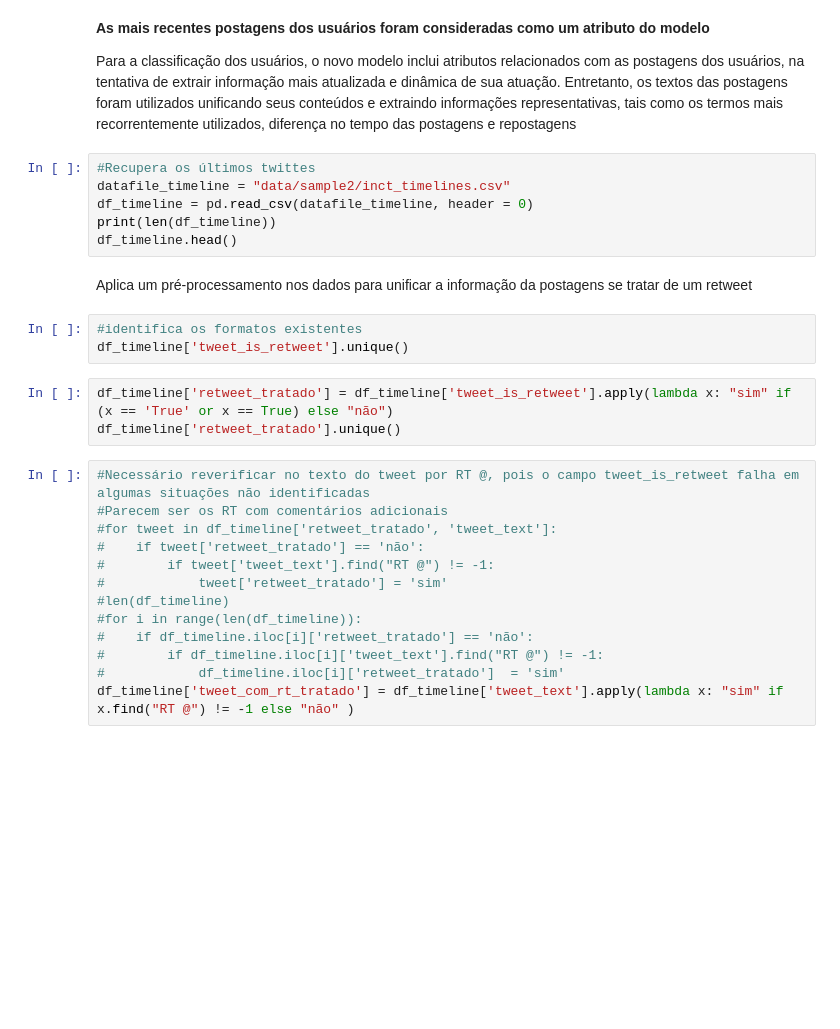
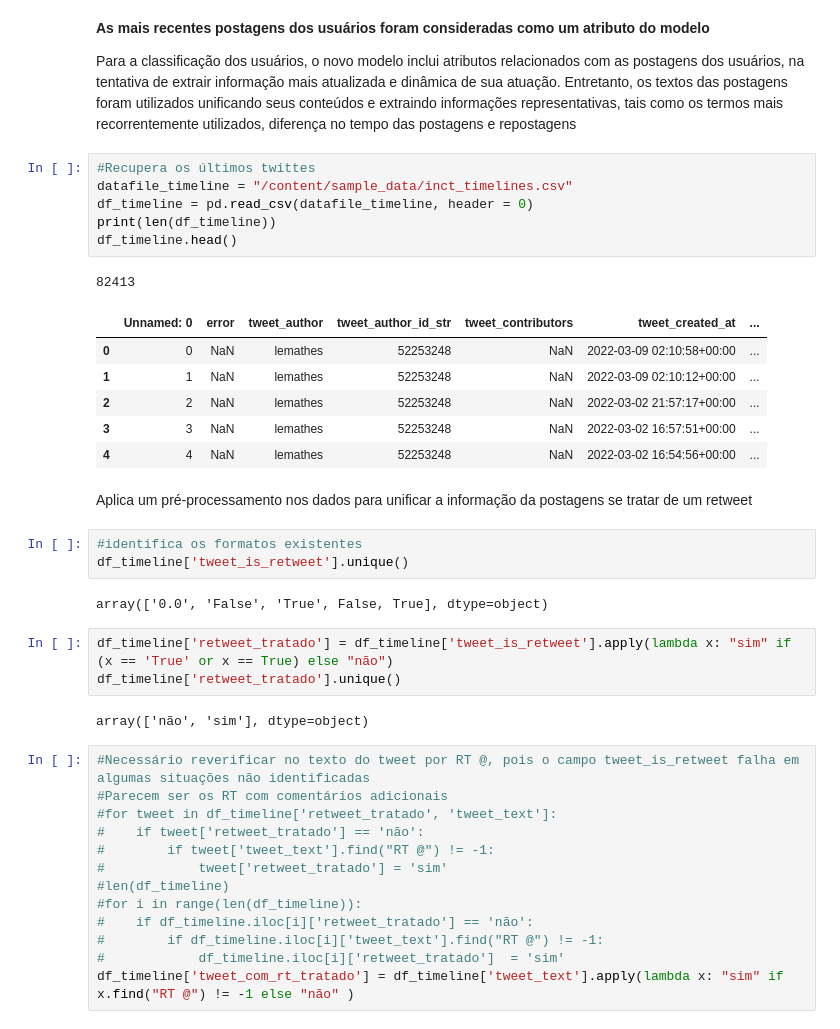
Before and after one commit to Pegabots/Motor, a Jupyter notebook: New-Model-From-INCT-DD-Evaluation.ipynb, the cells around one changed output. Drawn from its saved outputs; the diff is of its cells as text; blank space fills up the shorter version.

```diff
--- a/New-Model-From-INCT-DD-Evaluation.ipynb
+++ b/New-Model-From-INCT-DD-Evaluation.ipynb
@@ -61,18 +79,30 @@ df_handles['É Bot?'].head()
 Para a classificação dos usuários, o novo modelo inclui atributos relacionados com as postagens dos usuários, na tentativa de extrair informação mais atualizada e dinâmica de sua atuação. Entretanto, os textos das postagens foram utilizados unificando seus conteúdos e extraindo informações representativas, tais como os termos mais recorrentemente utilizados, diferença no tempo das postagens e repostagens
 # %%
 #Recupera os últimos twittes
-datafile_timeline = "data/sample2/inct_timelines.csv"
+datafile_timeline = "/content/sample_data/inct_timelines.csv"
 df_timeline = pd.read_csv(datafile_timeline, header = 0)
 print(len(df_timeline))
 df_timeline.head()
+# %% [output]
+82413
+|  | Unnamed: 0 | error | tweet_author | tweet_author_id_str | tweet_contributors | tweet_created_at | ... |
+| 0 | 0 | NaN | lemathes | 52253248 | NaN | 2022-03-09 02:10:58+00:00 | ... |
+| 1 | 1 | NaN | lemathes | 52253248 | NaN | 2022-03-09 02:10:12+00:00 | ... |
+| 2 | 2 | NaN | lemathes | 52253248 | NaN | 2022-03-02 21:57:17+00:00 | ... |
+| 3 | 3 | NaN | lemathes | 52253248 | NaN | 2022-03-02 16:57:51+00:00 | ... |
+| 4 | 4 | NaN | lemathes | 52253248 | NaN | 2022-03-02 16:54:56+00:00 | ... |
 # %% [markdown]
 Aplica um pré-processamento nos dados para unificar a informação da postagens se tratar de um retweet
 # %%
 #identifica os formatos existentes
 df_timeline['tweet_is_retweet'].unique()
+# %% [output]
+array(['0.0', 'False', 'True', False, True], dtype=object)
 # %%
 df_timeline['retweet_tratado'] = df_timeline['tweet_is_retweet'].apply(lambda x: "sim" if (x == 'True' or x == True) else "não")
 df_timeline['retweet_tratado'].unique()
+# %% [output]
+array(['não', 'sim'], dtype=object)
 # %%
 #Necessário reverificar no texto do tweet por RT @, pois o campo tweet_is_retweet falha em algumas situações não identificadas
 #Parecem ser os RT com comentários adicionais
```
Also changed, not shown: parts of 36 cells of this notebook.
